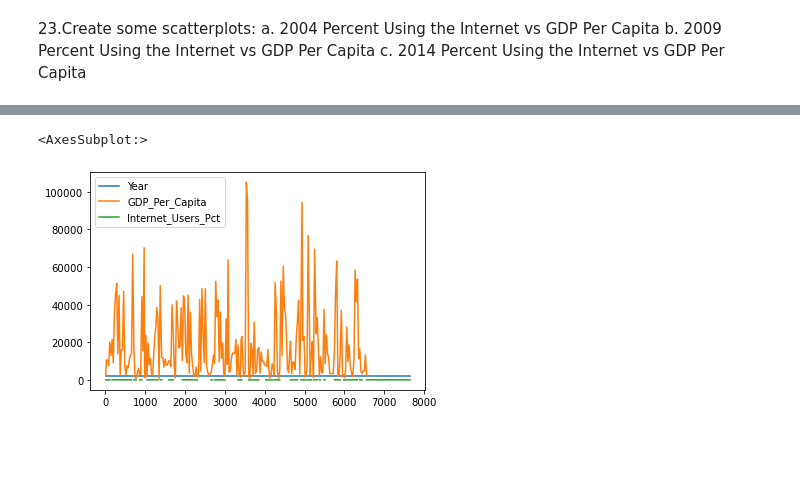
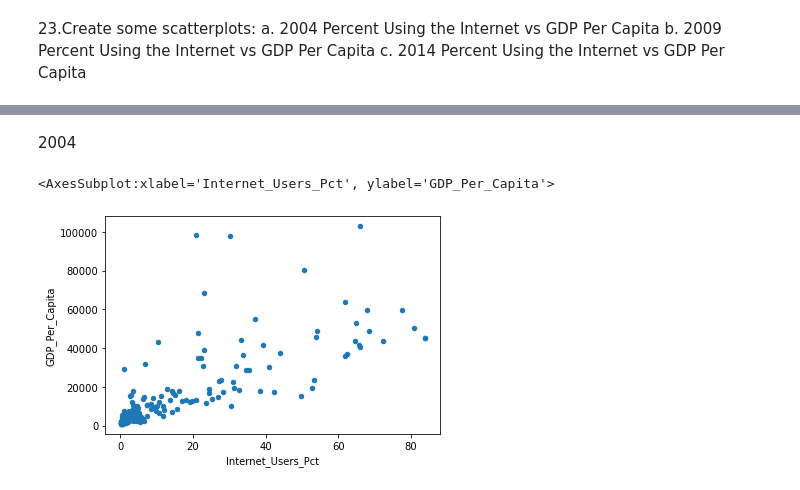
Before and after one commit to tipearso/gdp-and-internet-usage-tipearso, a Jupyter notebook: TP_gdp_internet.ipynb, the cells around one changed output, grey strips where cells are left out. Saved outputs shown, nothing was run; the diff lists cells and outputs as text; code cells hidden in the pictures; blank space fills up the shorter version.

```diff
--- a/TP_gdp_internet.ipynb
+++ b/TP_gdp_internet.ipynb
@@ -351,5 +346,7 @@ df_2004.plot()
-# %%
-df_2009.plot()
-# %% [output]
-<AxesSubplot:>
-[figure, removed]
+# %% [markdown]
+2004
+# %%
+df_2004.plot(kind = 'scatter' , x ='Internet_Users_Pct', y = 'GDP_Per_Capita')
+# %% [output]
+<AxesSubplot:xlabel='Internet_Users_Pct', ylabel='GDP_Per_Capita'>
+[figure, added]
```
Also changed, not shown: parts of 30 cells of this notebook.
